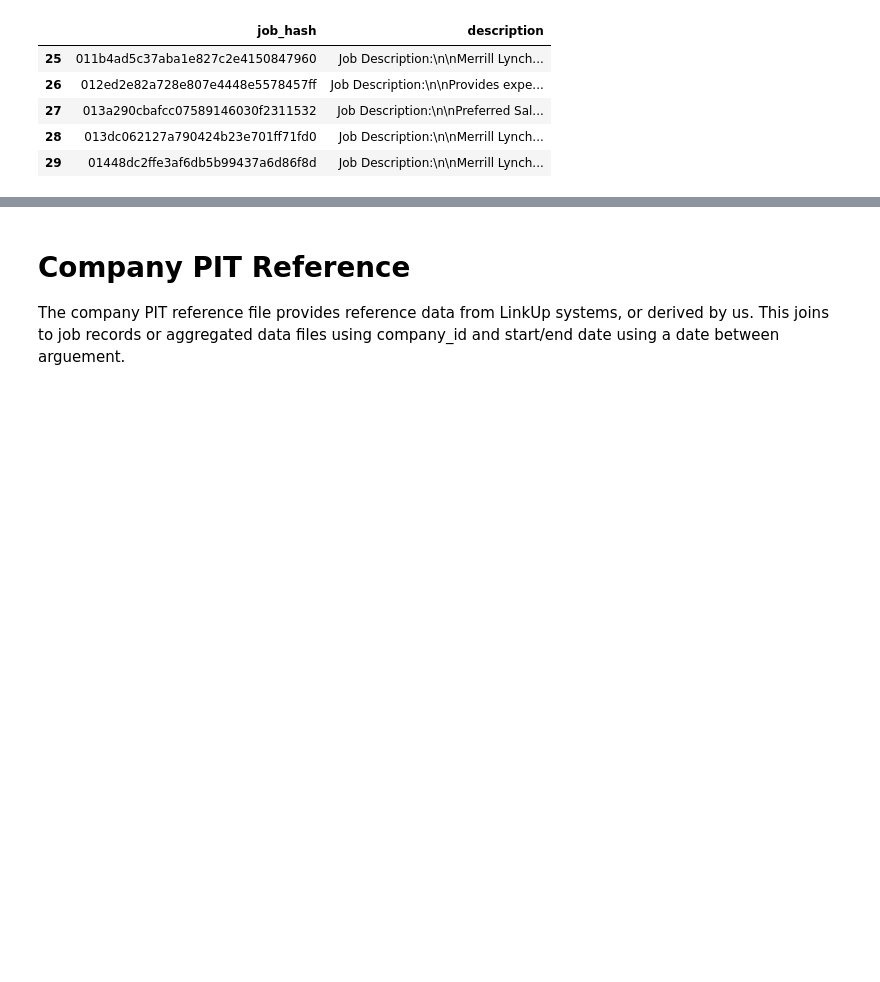
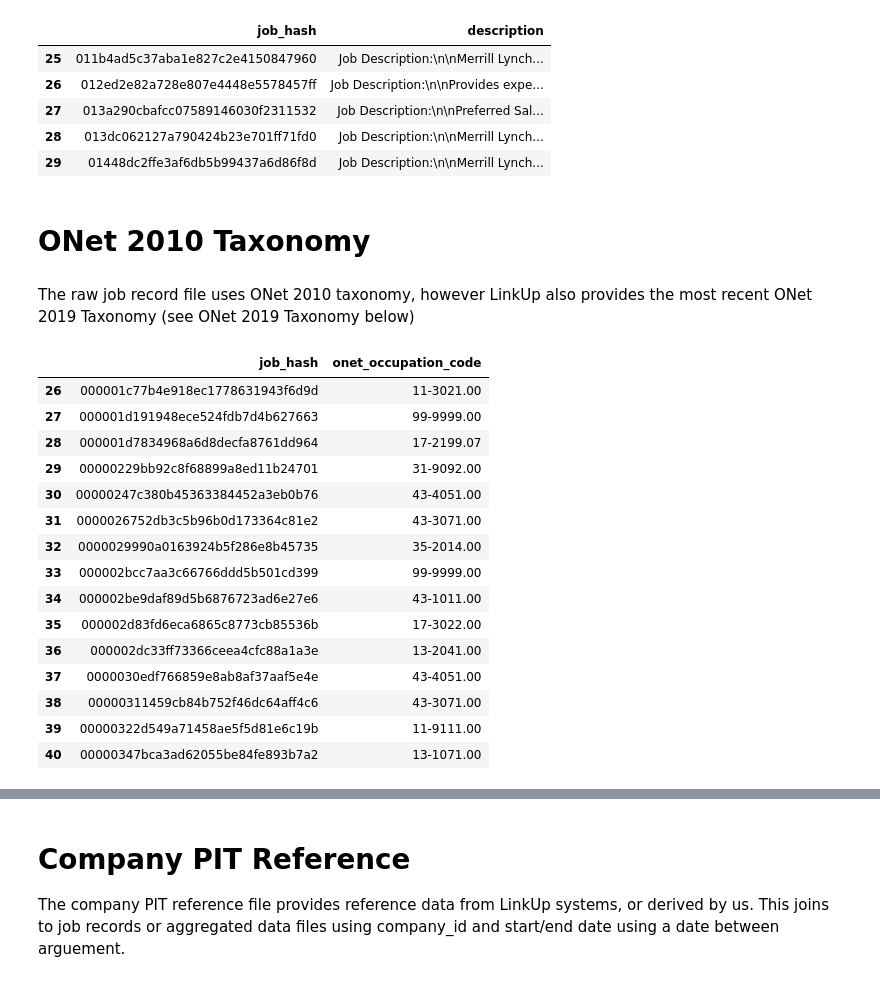
Before and after one commit to LinkUp/Job-Market-Data, a Jupyter notebook: Product Documentation/Product Onboarding.ipynb, the cells around one changed output, grey strips where cells are left out. Saved outputs shown, nothing was run; the diff lists cells and outputs as text; code cells hidden in the pictures; blank space fills up the shorter version.

Commit message:
Update Product Onboarding.ipynb
Add Onet 2010 taxonomu and Onet 2019 Taxonomy

```diff
--- a/Product Documentation/Product Onboarding.ipynb
+++ b/Product Documentation/Product Onboarding.ipynb
@@ -45,3 +45,27 @@ descriptions = pd.DataFrame(
 | 27 | 013a290cbafcc07589146030f2311532 | Job Description:\n\nPreferred Sal... |
 | 28 | 013dc062127a790424b23e701ff71fd0 | Job Description:\n\nMerrill Lynch... |
 | 29 | 01448dc2ffe3af6db5b99437a6d86f8d | Job Description:\n\nMerrill Lynch... |
+# %% [markdown]
+# ONet 2010 Taxonomy
+# %% [markdown]
+The raw job record file uses ONet 2010 taxonomy, however LinkUp also provides the most recent ONet 2019 Taxonomy (see ONet 2019 Taxonomy below)
+# %%
+OnetTaxonomy2010 = pd.read_csv('onet_taxonomy_2010_full_2022-03-01.csv')
+OnetTaxonomy2010[26:41]
+# %% [output]
+|  | job_hash | onet_occupation_code |
+| 26 | 000001c77b4e918ec1778631943f6d9d | 11-3021.00 |
+| 27 | 000001d191948ece524fdb7d4b627663 | 99-9999.00 |
+| 28 | 000001d7834968a6d8decfa8761dd964 | 17-2199.07 |
+| 29 | 00000229bb92c8f68899a8ed11b24701 | 31-9092.00 |
+| 30 | 00000247c380b45363384452a3eb0b76 | 43-4051.00 |
+| 31 | 0000026752db3c5b96b0d173364c81e2 | 43-3071.00 |
+| 32 | 0000029990a0163924b5f286e8b45735 | 35-2014.00 |
+| 33 | 000002bcc7aa3c66766ddd5b501cd399 | 99-9999.00 |
+| 34 | 000002be9daf89d5b6876723ad6e27e6 | 43-1011.00 |
+| 35 | 000002d83fd6eca6865c8773cb85536b | 17-3022.00 |
+| 36 | 000002dc33ff73366ceea4cfc88a1a3e | 13-2041.00 |
+| 37 | 0000030edf766859e8ab8af37aaf5e4e | 43-4051.00 |
+| 38 | 00000311459cb84b752f46dc64aff4c6 | 43-3071.00 |
+| 39 | 00000322d549a71458ae5f5d81e6c19b | 11-9111.00 |
+| 40 | 00000347bca3ad62055be84fe893b7a2 | 13-1071.00 |
```
Also changed, not shown: parts of 3 cells of this notebook.
